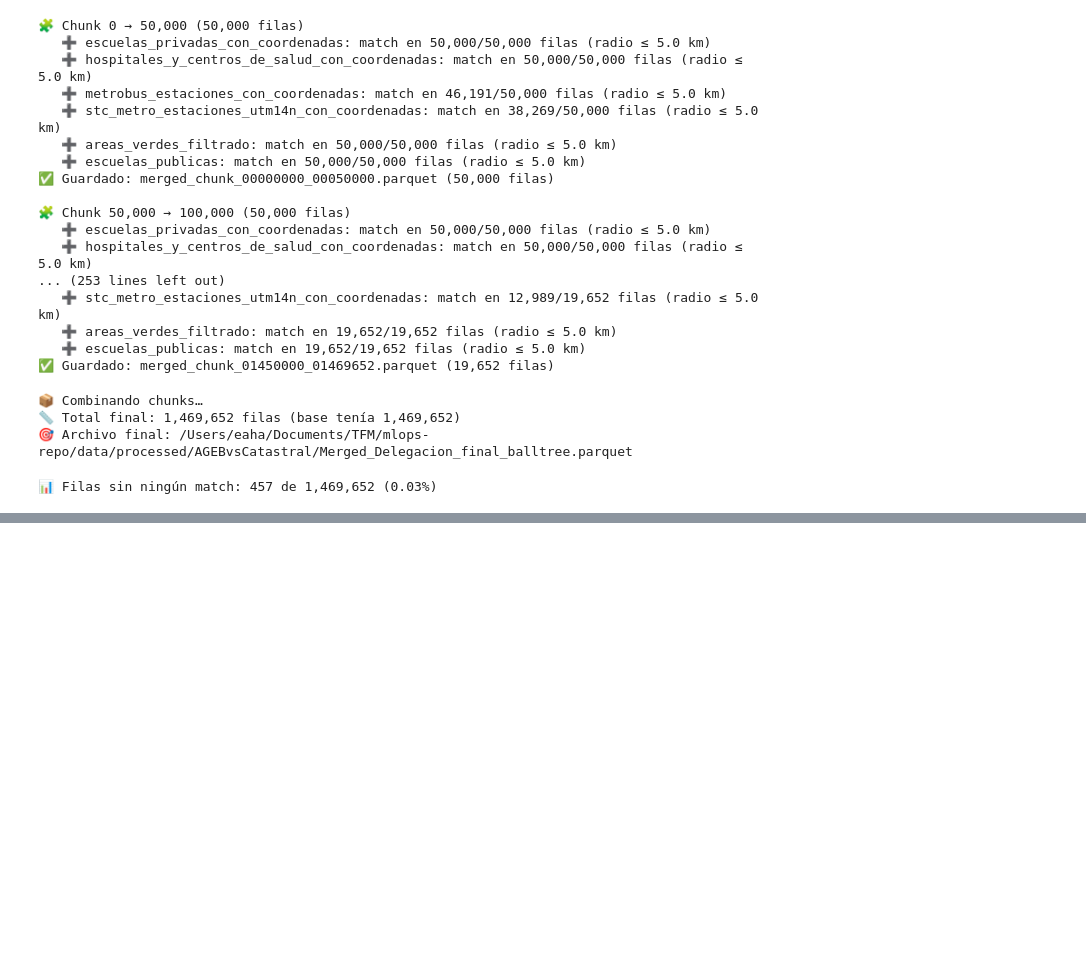
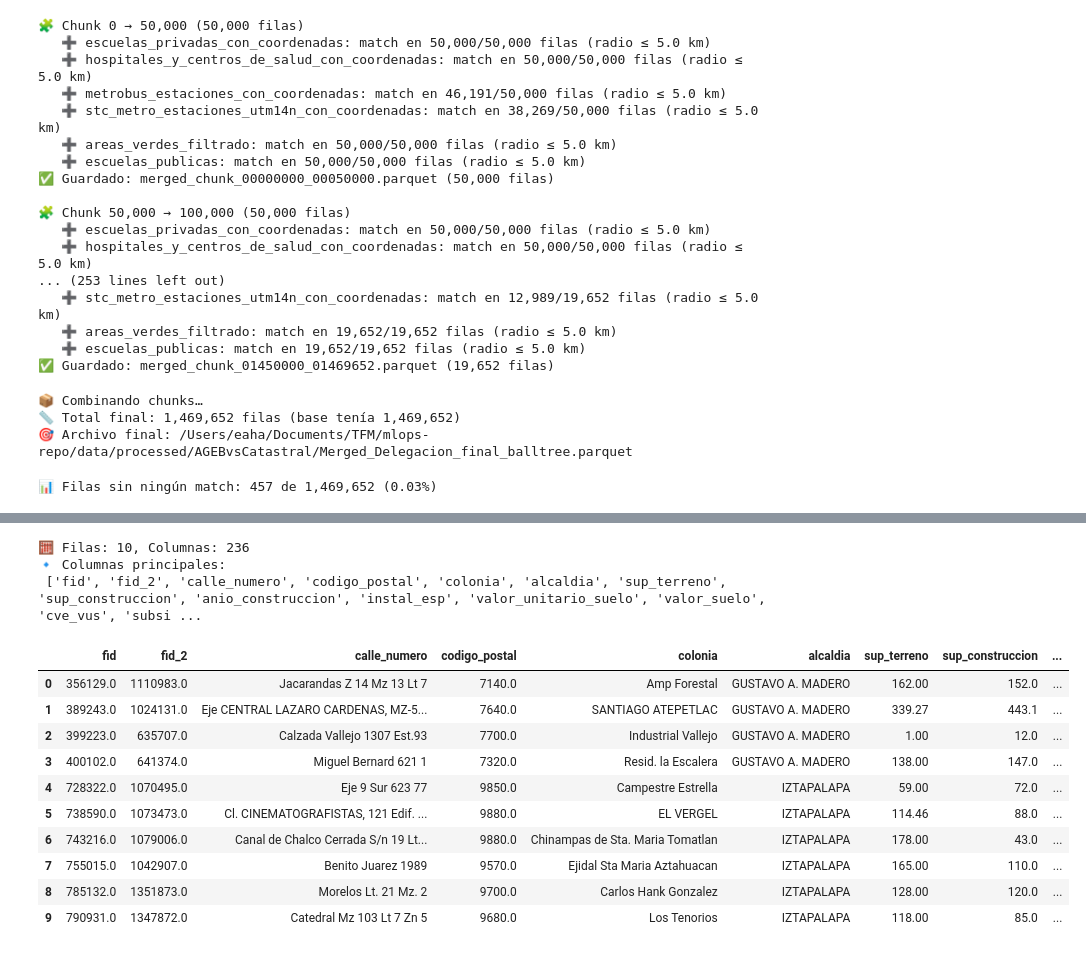
Before and after one commit to RenataRmz/mlops-repo, a Jupyter notebook: notebooks/02.Transformation/Deleg_AGEB_Catast.ipynb, the cells around one changed output, grey strips where cells are left out. Drawn from its saved outputs; the diff is of its cells as text; code cells hidden in the pictures; blank space fills up the shorter version.

```diff
--- a/notebooks/02.Transformation/Deleg_AGEB_Catast.ipynb
+++ b/notebooks/02.Transformation/Deleg_AGEB_Catast.ipynb
@@ -813,0 +689,34 @@ print(f"🎯 Archivo final guardado en: {output_final}")
+# %%
+import duckdb
+import pandas as pd
+from pathlib import Path
+
+output_final = Path("/Users/eaha/Documents/TFM/mlops-repo/data/processed/AGEBvsCatastral/Merged_Delegacion_final_balltree.parquet")
+
+con = duckdb.connect()
+
+# Muestra aleatoria de 10 filas
+sample_df = con.execute(f"""
+    SELECT *
+    FROM read_parquet('{output_final.as_posix()}')
+    USING SAMPLE 10 ROWS
+""").fetchdf()
+
+print(f"🧮 Filas: {len(sample_df)}, Columnas: {len(sample_df.columns)}")
+print("🔹 Columnas principales:\n", sample_df.columns[:20].tolist(), "...")  # primeras 20
+display(sample_df.head(10))
+# %% [output]
+🧮 Filas: 10, Columnas: 236
+🔹 Columnas principales:
+ ['fid', 'fid_2', 'calle_numero', 'codigo_postal', 'colonia', 'alcaldia', 'sup_terreno', 'sup_construccion', 'anio_construccion', 'instal_esp', 'valor_unitario_suelo', 'valor_suelo', 'cve_vus', 'subsi ...
+|  | fid | fid_2 | calle_numero | codigo_postal | colonia | alcaldia | sup_terreno | sup_construccion | ... |
+| 0 | 356129.0 | 1110983.0 | Jacarandas Z 14 Mz 13 Lt 7 | 7140.0 | Amp Forestal | GUSTAVO A. MADERO | 162.00 | 152.0 | ... |
+| 1 | 389243.0 | 1024131.0 | Eje CENTRAL LAZARO CARDENAS, MZ-5... | 7640.0 | SANTIAGO ATEPETLAC | GUSTAVO A. MADERO | 339.27 | 443.1 | ... |
+| 2 | 399223.0 | 635707.0 | Calzada Vallejo 1307 Est.93 | 7700.0 | Industrial Vallejo | GUSTAVO A. MADERO | 1.00 | 12.0 | ... |
+| 3 | 400102.0 | 641374.0 | Miguel Bernard 621 1 | 7320.0 | Resid. la Escalera | GUSTAVO A. MADERO | 138.00 | 147.0 | ... |
+| 4 | 728322.0 | 1070495.0 | Eje 9 Sur 623 77 | 9850.0 | Campestre Estrella | IZTAPALAPA | 59.00 | 72.0 | ... |
+| 5 | 738590.0 | 1073473.0 | Cl. CINEMATOGRAFISTAS, 121 Edif. ... | 9880.0 | EL VERGEL | IZTAPALAPA | 114.46 | 88.0 | ... |
+| 6 | 743216.0 | 1079006.0 | Canal de Chalco Cerrada S/n 19 Lt... | 9880.0 | Chinampas de Sta. Maria Tomatlan | IZTAPALAPA | 178.00 | 43.0 | ... |
+| 7 | 755015.0 | 1042907.0 | Benito Juarez 1989 | 9570.0 | Ejidal Sta Maria Aztahuacan | IZTAPALAPA | 165.00 | 110.0 | ... |
+| 8 | 785132.0 | 1351873.0 | Morelos Lt. 21 Mz. 2 | 9700.0 | Carlos Hank Gonzalez | IZTAPALAPA | 128.00 | 120.0 | ... |
+| 9 | 790931.0 | 1347872.0 | Catedral Mz 103 Lt 7 Zn 5 | 9680.0 | Los Tenorios | IZTAPALAPA | 118.00 | 85.0 | ... |
```
Also changed, not shown: parts of 18 cells of this notebook.
